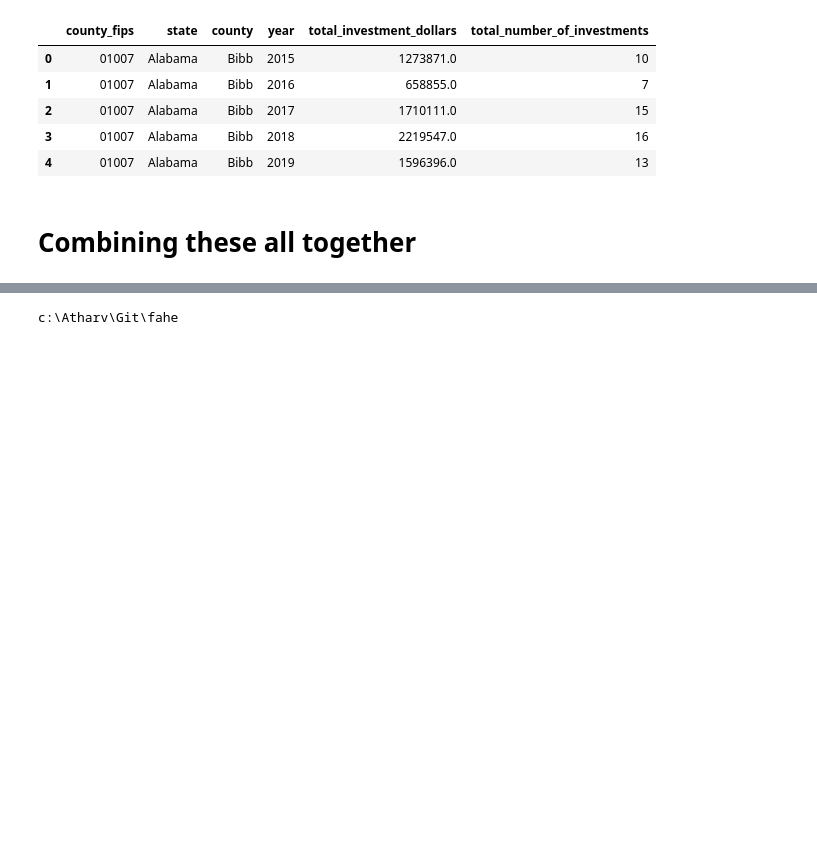
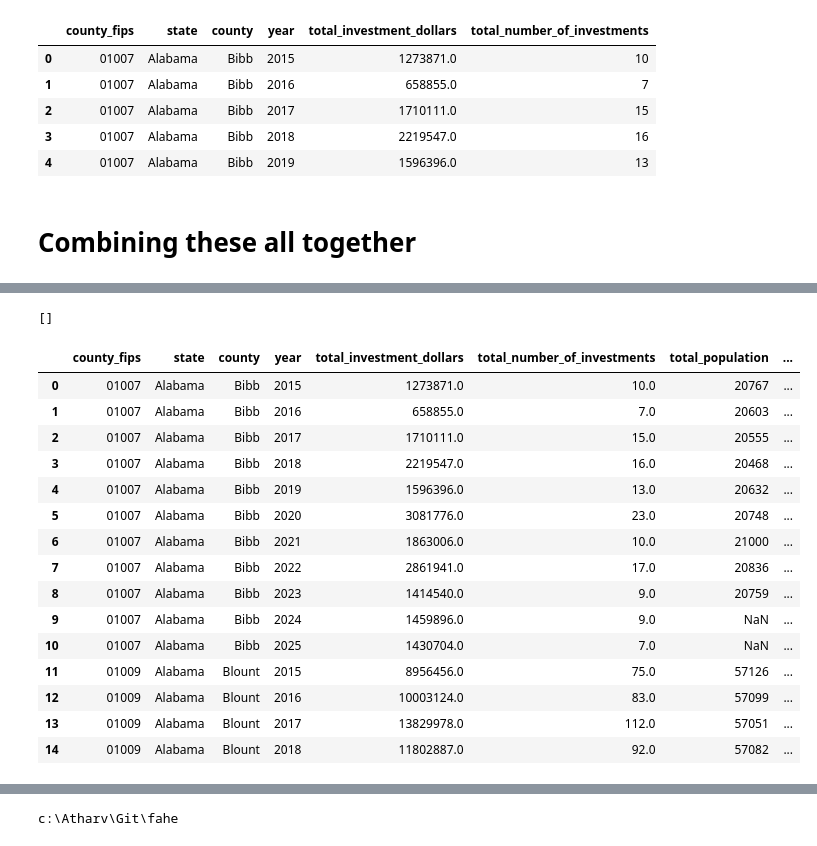
Before and after one commit to fulton-ring/fahe, a Jupyter notebook: main.ipynb, the cells around one changed output, grey strips where cells are left out. Cells and saved outputs as stored; diff of their text form; code cells hidden in the pictures; blank space fills up the shorter version.

```diff
--- a/main.ipynb
+++ b/main.ipynb
@@ -903,3 +872,27 @@ final_data = m.sort_values(KEYS)[first_cols + other_cols]
+# %%
+[k for k in ["county_fips","state","county","year"] if list(final_data.columns).count(k) > 1]
+#to check if there are any duplicate keys
+# %% [output]
+[]
+# %%
+final_data.head(15)
+# %% [output]
+|  | county_fips | state | county | year | total_investment_dollars | total_number_of_investments | total_population | ... |
+| 0 | 01007 | Alabama | Bibb | 2015 | 1273871.0 | 10.0 | 20767 | ... |
+| 1 | 01007 | Alabama | Bibb | 2016 | 658855.0 | 7.0 | 20603 | ... |
+| 2 | 01007 | Alabama | Bibb | 2017 | 1710111.0 | 15.0 | 20555 | ... |
+| 3 | 01007 | Alabama | Bibb | 2018 | 2219547.0 | 16.0 | 20468 | ... |
+| 4 | 01007 | Alabama | Bibb | 2019 | 1596396.0 | 13.0 | 20632 | ... |
+| 5 | 01007 | Alabama | Bibb | 2020 | 3081776.0 | 23.0 | 20748 | ... |
+| 6 | 01007 | Alabama | Bibb | 2021 | 1863006.0 | 10.0 | 21000 | ... |
+| 7 | 01007 | Alabama | Bibb | 2022 | 2861941.0 | 17.0 | 20836 | ... |
+| 8 | 01007 | Alabama | Bibb | 2023 | 1414540.0 | 9.0 | 20759 | ... |
+| 9 | 01007 | Alabama | Bibb | 2024 | 1459896.0 | 9.0 | NaN | ... |
+| 10 | 01007 | Alabama | Bibb | 2025 | 1430704.0 | 7.0 | NaN | ... |
+| 11 | 01009 | Alabama | Blount | 2015 | 8956456.0 | 75.0 | 57126 | ... |
+| 12 | 01009 | Alabama | Blount | 2016 | 10003124.0 | 83.0 | 57099 | ... |
+| 13 | 01009 | Alabama | Blount | 2017 | 13829978.0 | 112.0 | 57051 | ... |
+| 14 | 01009 | Alabama | Blount | 2018 | 11802887.0 | 92.0 | 57082 | ... |
 # %%
 print(final_data.shape)
 print(final_data.head())
```
Also changed, not shown: parts of 16 cells of this notebook, 1 other file.
